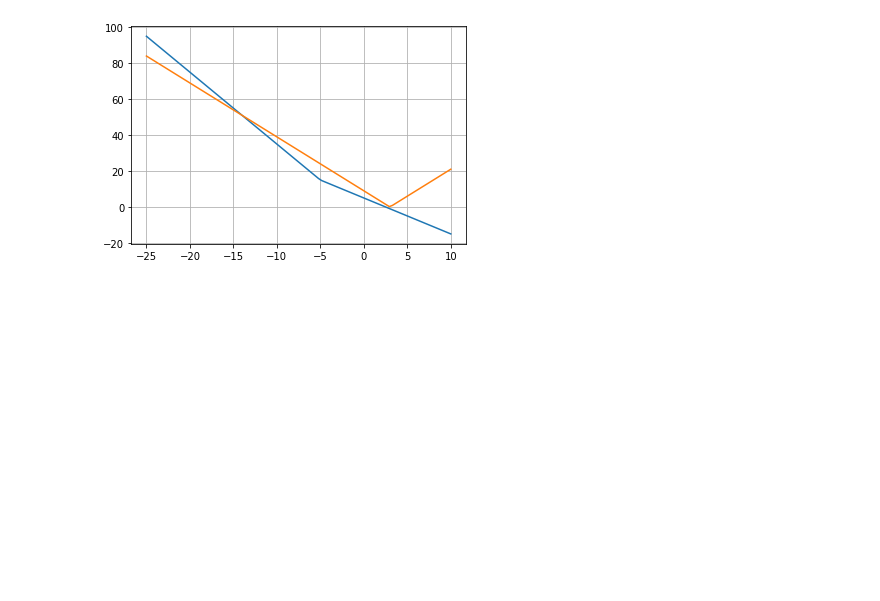
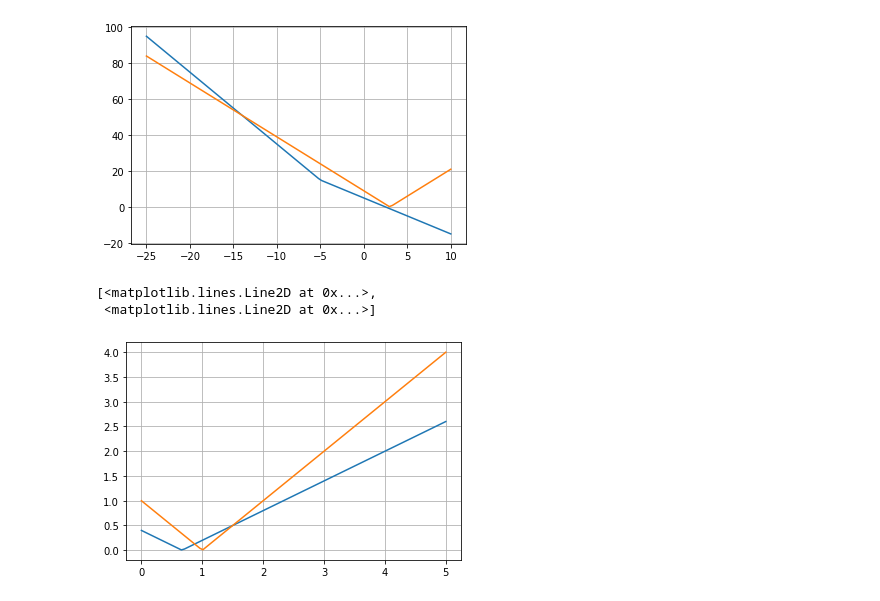
Before and after one commit to cclaireshi/mathpython, a Jupyter notebook: math_formulas.ipynb, the cells around one changed output. Drawn from its saved outputs; the diff is of its cells as text; code cells hidden in the pictures; blank space fills up the shorter version.

```diff
--- a/math_formulas.ipynb
+++ b/math_formulas.ipynb
@@ -132,3 +132,40 @@ ax.plot(xx, y(xx), xx, a(xx))
 [<matplotlib.lines.Line2D at 0x...>,
  <matplotlib.lines.Line2D at 0x...>]
 [figure]
+# %%
+import matplotlib.pyplot as plt
+import numpy as np
+import math
+fig, ax = plt.subplots()# Create a figure containing a single axes.
+#ax.plot([1, 2, 3, 4], [1, 5, 8, 10])  # Plot some data on the axes.
+plt.grid()
+
+def f(x):
+    return abs((3*x-2)/5)
+
+def cos(z):
+    return abs(1-z)
+
+def a(z_list):
+    empty_list = []
+    for i in z_list:
+        empty_list.append(cos(i))
+    return empty_list
+
+def y(x_list):
+    empty_list= []
+    for i in x_list:
+        #print(i)
+        empty_list.append(f(i))
+
+    return empty_list
+
+#xx=[-3,-2.5,-2,-1.5,-1,-0.5,0,0.5,1,1.5,2,2.5,3]
+#xx=np.linspace(-10*math.pi,10*math.pi, num=500 )
+xx=np.linspace(0,5, num=100)
+#yy=np.linspace(0,36, num=100)
+ax.plot(xx, y(xx), xx, a(xx))
+# %% [output]
+[<matplotlib.lines.Line2D at 0x...>,
+ <matplotlib.lines.Line2D at 0x...>]
+[figure, added]
```
